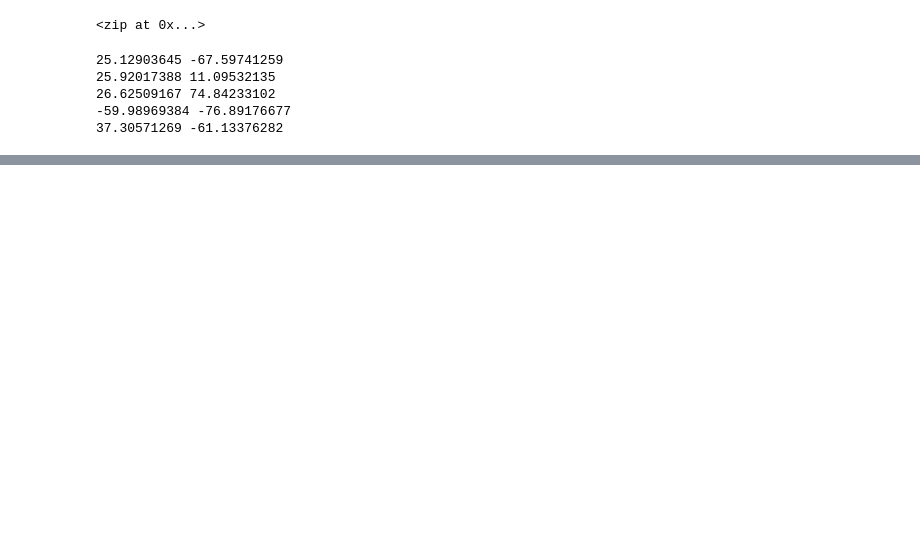
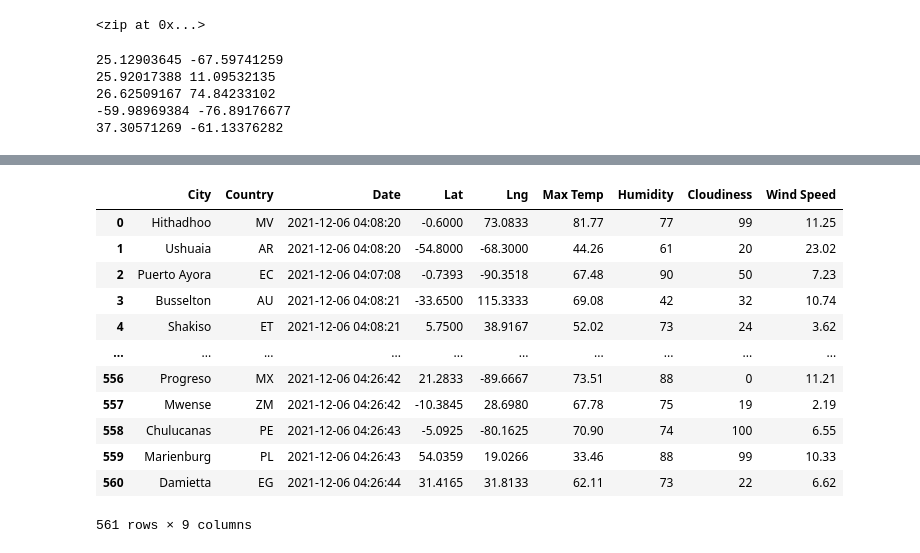
Before and after one commit to sjwbee/World_Weather_Analysis, a Jupyter notebook: WeatherPy.ipynb, the cells around one changed output, grey strips where cells are left out. Cells and saved outputs as stored; diff of their text form; code cells hidden in the pictures; blank space fills up the shorter version.

Commit message:
Adding dataframe

```diff
--- a/WeatherPy.ipynb
+++ b/WeatherPy.ipynb
@@ -69,0 +78,4 @@ len(cities)
+# %%
+# Starting URL for Weather Map API Call.
+url = "http://api.openweathermap.org/data/2.5/weather?units=Imperial&APPID=" + weather_api_key
+print(url)
@@ -69,0 +122,8 @@ len(cities)
+# %%
+# Create an endpoint URL for a city.
+city_url = url + "&q=" + "Boston"
+city_weather = requests.get(city_url)
+if city_weather.status_code == 200:
+    print(f"City Weather found.")
+else:
+    print(f"City weather not found.")
@@ -69,0 +251,4 @@ len(cities)
+# %%
+# Convert the array of dictionaries to a Pandas DataFrame.
+city_data_df = pd.DataFrame(city_data)
+city_data_df.head(10)
@@ -69,0 +267,19 @@ len(cities)
+# %%
+city_column_order = ["City", "Country", "Date", "Lat", "Lng", "Max Temp", "Humidity", "Cloudiness", "Wind Speed"]
+# %%
+city_df = city_data_df[city_column_order]
+city_df
+# %% [output]
+|  | City | Country | Date | Lat | Lng | Max Temp | Humidity | Cloudiness | Wind Speed |
+| 0 | Hithadhoo | MV | 2021-12-06 04:08:20 | -0.6000 | 73.0833 | 81.77 | 77 | 99 | 11.25 |
+| 1 | Ushuaia | AR | 2021-12-06 04:08:20 | -54.8000 | -68.3000 | 44.26 | 61 | 20 | 23.02 |
+| 2 | Puerto Ayora | EC | 2021-12-06 04:07:08 | -0.7393 | -90.3518 | 67.48 | 90 | 50 | 7.23 |
+| 3 | Busselton | AU | 2021-12-06 04:08:21 | -33.6500 | 115.3333 | 69.08 | 42 | 32 | 10.74 |
+| 4 | Shakiso | ET | 2021-12-06 04:08:21 | 5.7500 | 38.9167 | 52.02 | 73 | 24 | 3.62 |
+| ... | ... | ... | ... | ... | ... | ... | ... | ... | ... |
+| 556 | Progreso | MX | 2021-12-06 04:26:42 | 21.2833 | -89.6667 | 73.51 | 88 | 0 | 11.21 |
+| 557 | Mwense | ZM | 2021-12-06 04:26:42 | -10.3845 | 28.6980 | 67.78 | 75 | 19 | 2.19 |
+| 558 | Chulucanas | PE | 2021-12-06 04:26:43 | -5.0925 | -80.1625 | 70.90 | 74 | 100 | 6.55 |
+| 559 | Marienburg | PL | 2021-12-06 04:26:43 | 54.0359 | 19.0266 | 33.46 | 88 | 99 | 10.33 |
+| 560 | Damietta | EG | 2021-12-06 04:26:44 | 31.4165 | 31.8133 | 62.11 | 73 | 22 | 6.62 |
+561 rows × 9 columns
```
Also changed, not shown: parts of 19 cells of this notebook, 4 other files.
